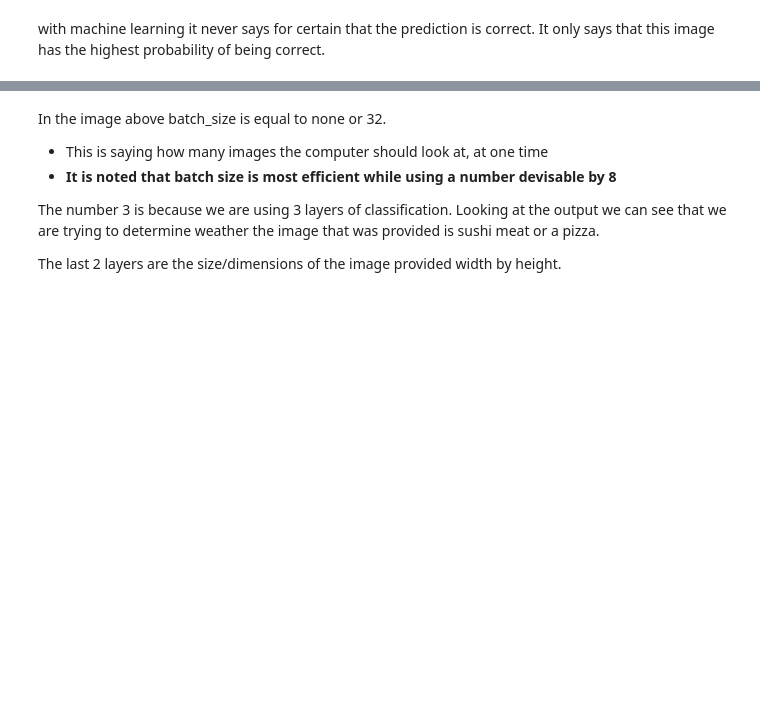
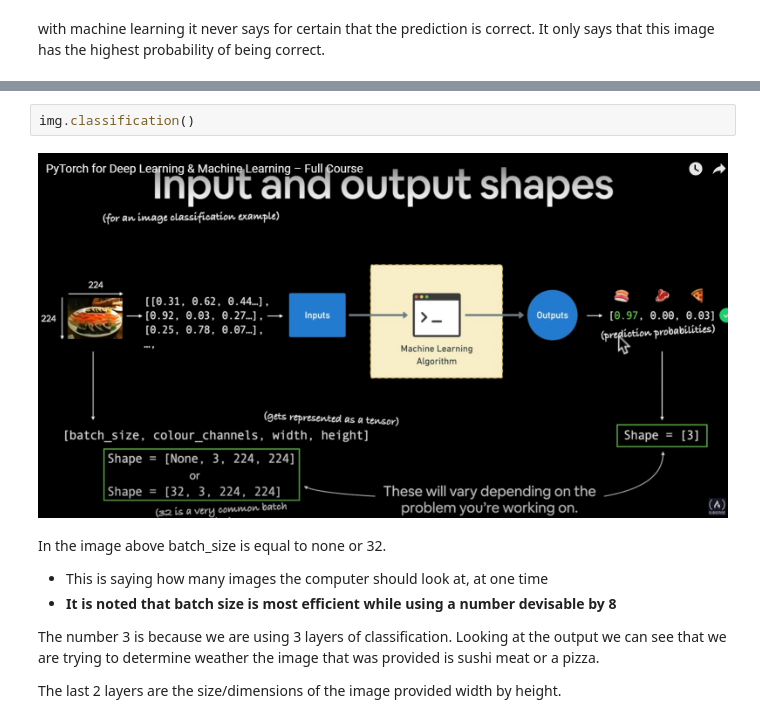
Before and after one commit to LonnieHarp/Pytorch, a Jupyter notebook: classifcation.ipynb, the cells around one changed output, grey strips where cells are left out. Saved outputs shown, nothing was run; the diff lists cells and outputs as text; blank space fills up the shorter version.

```diff
--- a/classifcation.ipynb
+++ b/classifcation.ipynb
@@ -31,3 +18,7 @@ classification_image
+# %%
+img.classification()
+# %% [output]
+[figure, added]
 # %% [markdown]
 In the image above
 batch_size is equal to none or 32.
```
Also changed, not shown: parts of 39 cells of this notebook.
